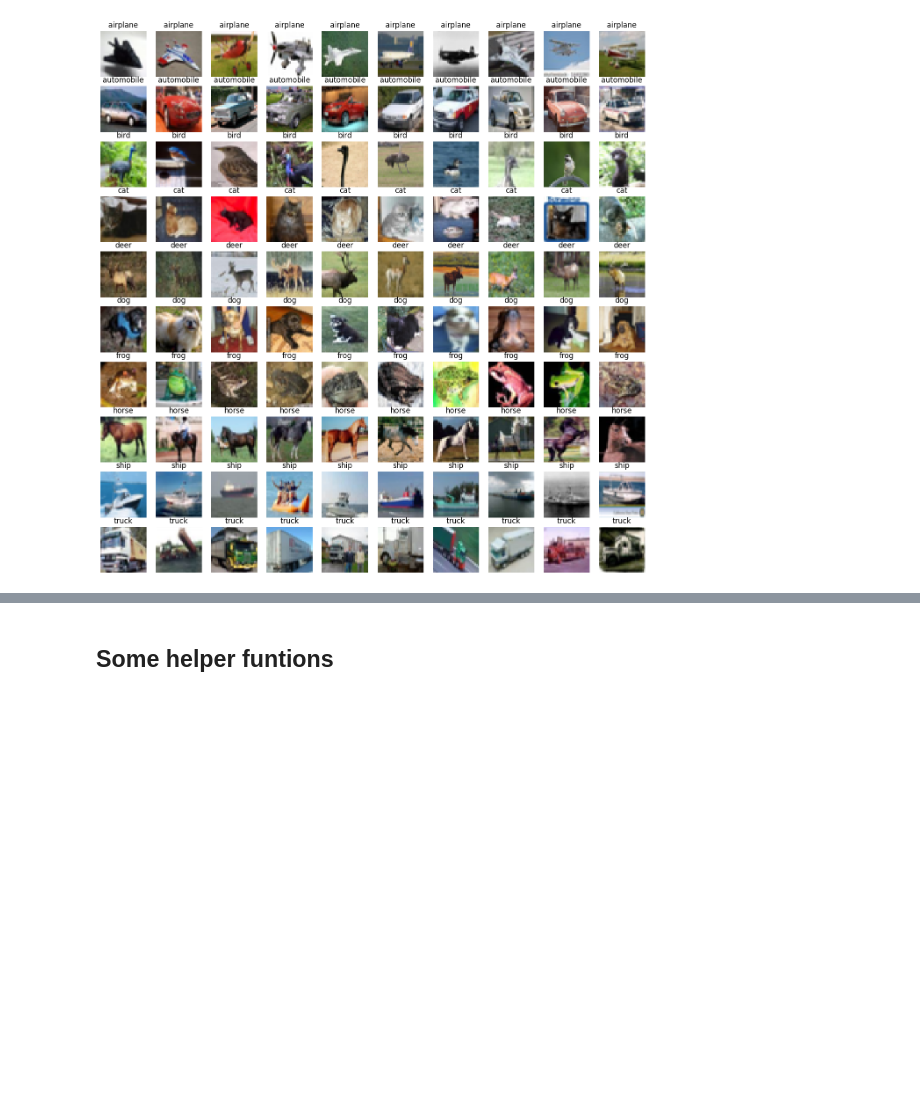
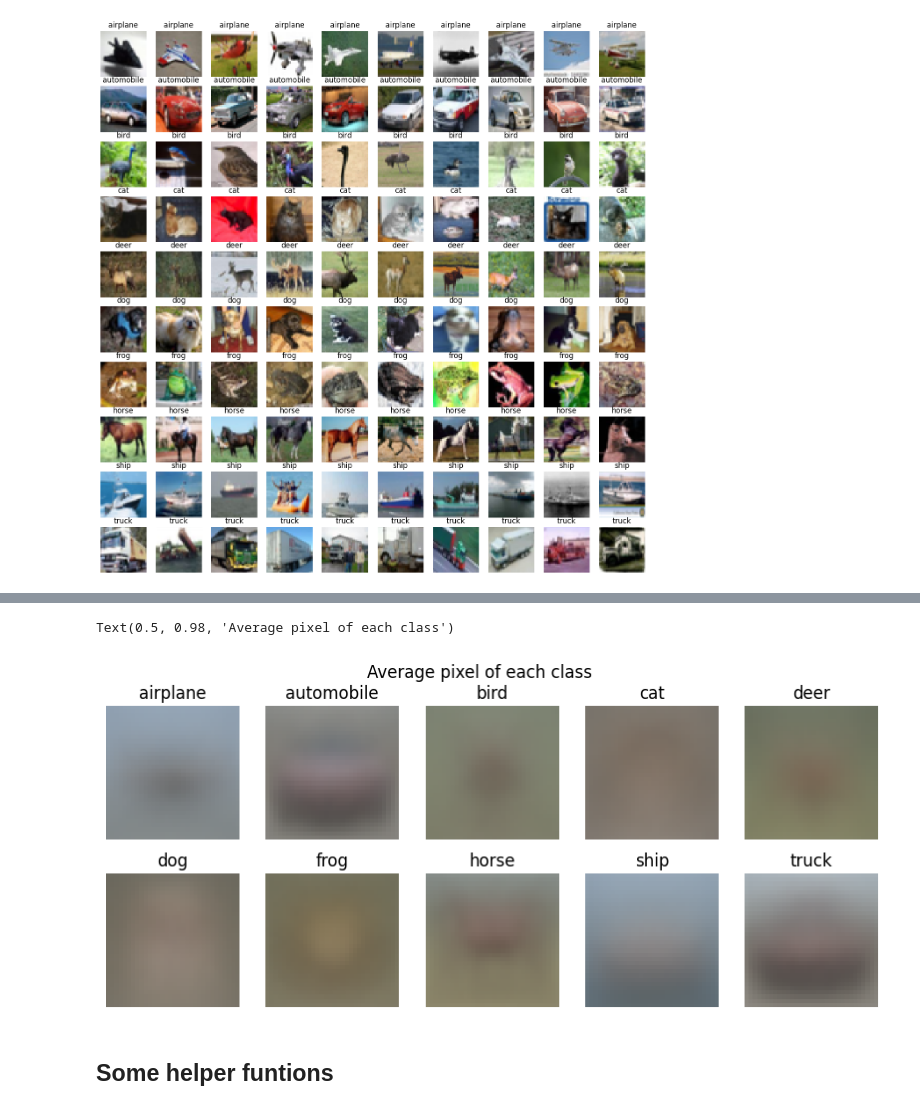
Before and after one commit to mingyushi359/CS178-CIFAR-10-Classification, a Jupyter notebook: 178_project.ipynb, the cells around one changed output, grey strips where cells are left out. Drawn from its saved outputs; the diff is of its cells as text; code cells hidden in the pictures; blank space fills up the shorter version.

```diff
--- a/178_project.ipynb
+++ b/178_project.ipynb
@@ -86,3 +95,13 @@ for cls in range(10):
+# %%
+fig, axes = plt.subplots(2,5, figsize=(10,4))
+for cls, ax in enumerate(axes.ravel()):
+    avg = X_train_full_original[y_train_full==cls].mean(axis=0)
+    img = avg.reshape(3,32,32).transpose(1,2,0).astype('uint8')
+    ax.imshow(img); ax.set_title(class_labels[cls]); ax.axis('off')
+plt.suptitle("Average pixel of each class")
+# %% [output]
+Text(0.5, 0.98, 'Average pixel of each class')
+[figure, added]
 # %% [markdown]
 ## Some helper funtions
 # %%
```
Also changed, not shown: parts of 1 cell of this notebook.
